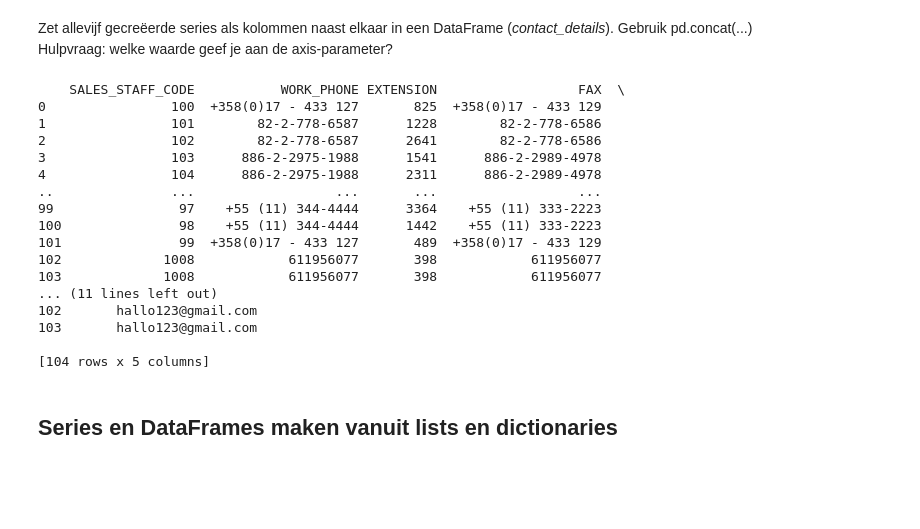
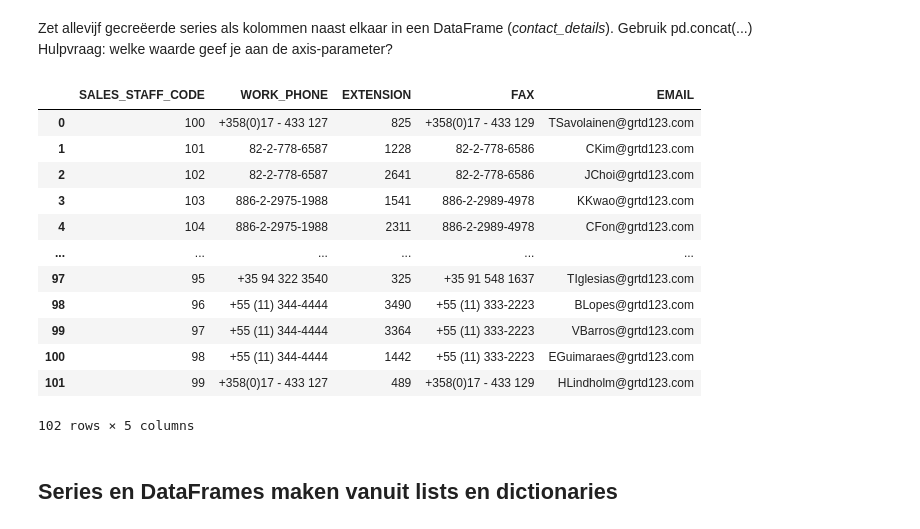
Before and after one commit to Milanvh1/DEDS_Portfolio, a Jupyter notebook: Practicum_2.2_Opdrachten.ipynb, the cells around one changed output. Drawn from its saved outputs; the diff is of its cells as text; code cells hidden in the pictures; blank space fills up the shorter version.

```diff
--- a/Practicum_2.2_Opdrachten.ipynb
+++ b/Practicum_2.2_Opdrachten.ipynb
@@ -86,28 +76,31 @@ email_series = df['EMAIL']
+# %%
+pd.Series()
+sales_staff_code_series = pd.Series(sales_staff.SALES_STAFF_CODE)
+work_phone_series = pd.Series(sales_staff.WORK_PHONE)
+extension_series = pd.Series(sales_staff.EXTENSION)
+fax_series = pd.Series(sales_staff.FAX)
+email_series = pd.Series(sales_staff.EMAIL)
 # %% [markdown]
 Zet allevijf gecreëerde series als kolommen naast elkaar in een DataFrame (*contact_details*). Gebruik pd.concat(...)<br>
 Hulpvraag: welke waarde geef je aan de axis-parameter?
 # %%
-contact_details = pd.concat([sales_staff_code_series, work_phone_series, extension_series, fax_series, email_series], axis = 1)
+sales_staff = pd.concat([sales_staff_code_series, work_phone_series, extension_series, fax_series, email_series], axis = 1)
 
-print(contact_details)
+sales_staff
 # %% [output]
+|  | SALES_STAFF_CODE | WORK_PHONE | EXTENSION | FAX | EMAIL |
+| 0 | 100 | +358(0)17 - 433 127 | 825 | +358(0)17 - 433 129 | TSavolainen@grtd123.com |
+| 1 | 101 | 82-2-778-6587 | 1228 | 82-2-778-6586 | CKim@grtd123.com |
+| 2 | 102 | 82-2-778-6587 | 2641 | 82-2-778-6586 | JChoi@grtd123.com |
+| 3 | 103 | 886-2-2975-1988 | 1541 | 886-2-2989-4978 | KKwao@grtd123.com |
+| 4 | 104 | 886-2-2975-1988 | 2311 | 886-2-2989-4978 | CFon@grtd123.com |
+| ... | ... | ... | ... | ... | ... |
+| 97 | 95 | +35 94 322 3540 | 325 | +35 91 548 1637 | TIglesias@grtd123.com |
+| 98 | 96 | +55 (11) 344-4444 | 3490 | +55 (11) 333-2223 | BLopes@grtd123.com |
+| 99 | 97 | +55 (11) 344-4444 | 3364 | +55 (11) 333-2223 | VBarros@grtd123.com |
+| 100 | 98 | +55 (11) 344-4444 | 1442 | +55 (11) 333-2223 | EGuimaraes@grtd123.com |
+| 101 | 99 | +358(0)17 - 433 127 | 489 | +358(0)17 - 433 129 | HLindholm@grtd123.com |
-    SALES_STAFF_CODE           WORK_PHONE EXTENSION                  FAX  \
-0                100  +358(0)17 - 433 127       825  +358(0)17 - 433 129
-1                101        82-2-778-6587      1228        82-2-778-6586
-2                102        82-2-778-6587      2641        82-2-778-6586
-3                103      886-2-2975-1988      1541      886-2-2989-4978
-4                104      886-2-2975-1988      2311      886-2-2989-4978
-..               ...                  ...       ...                  ...
-99                97    +55 (11) 344-4444      3364    +55 (11) 333-2223
-100               98    +55 (11) 344-4444      1442    +55 (11) 333-2223
-101               99  +358(0)17 - 433 127       489  +358(0)17 - 433 129
-102             1008            611956077       398            611956077
-103             1008            611956077       398            611956077
-... (11 lines left out)
-102       hallo123@gmail.com
-103       hallo123@gmail.com
-
-[104 rows x 5 columns]
+102 rows × 5 columns
 # %% [markdown]
 ## Series en DataFrames maken vanuit lists en dictionaries
 # %% [markdown]
```
Also changed, not shown: parts of 21 cells of this notebook, 2 other files.
